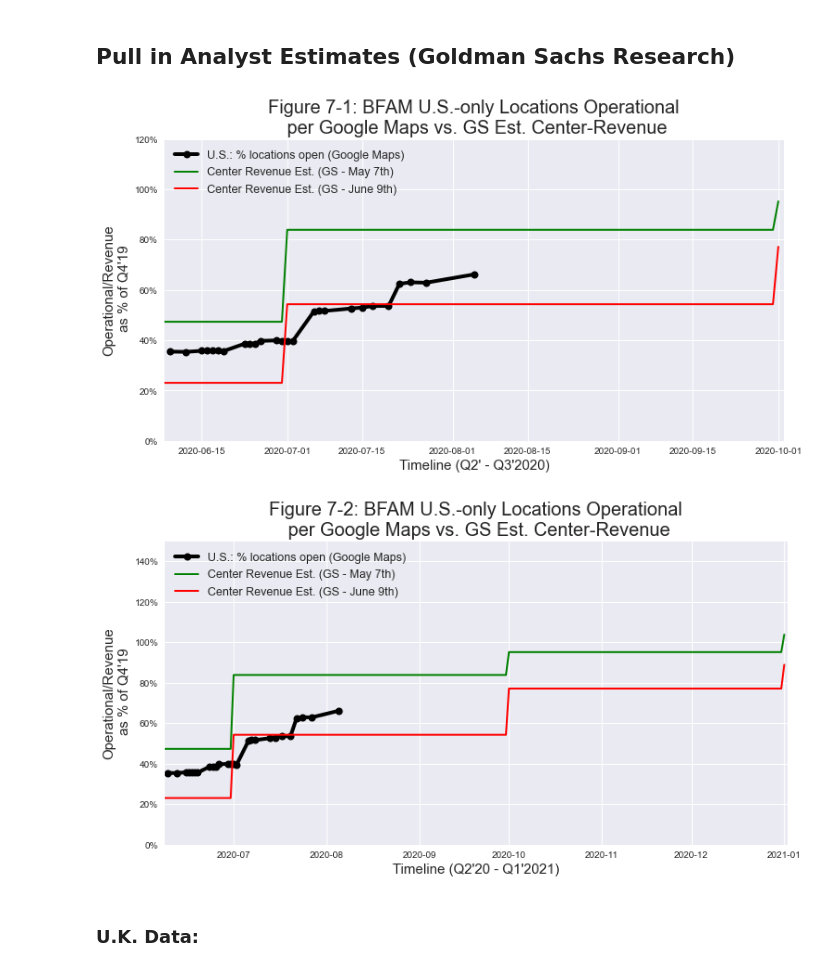
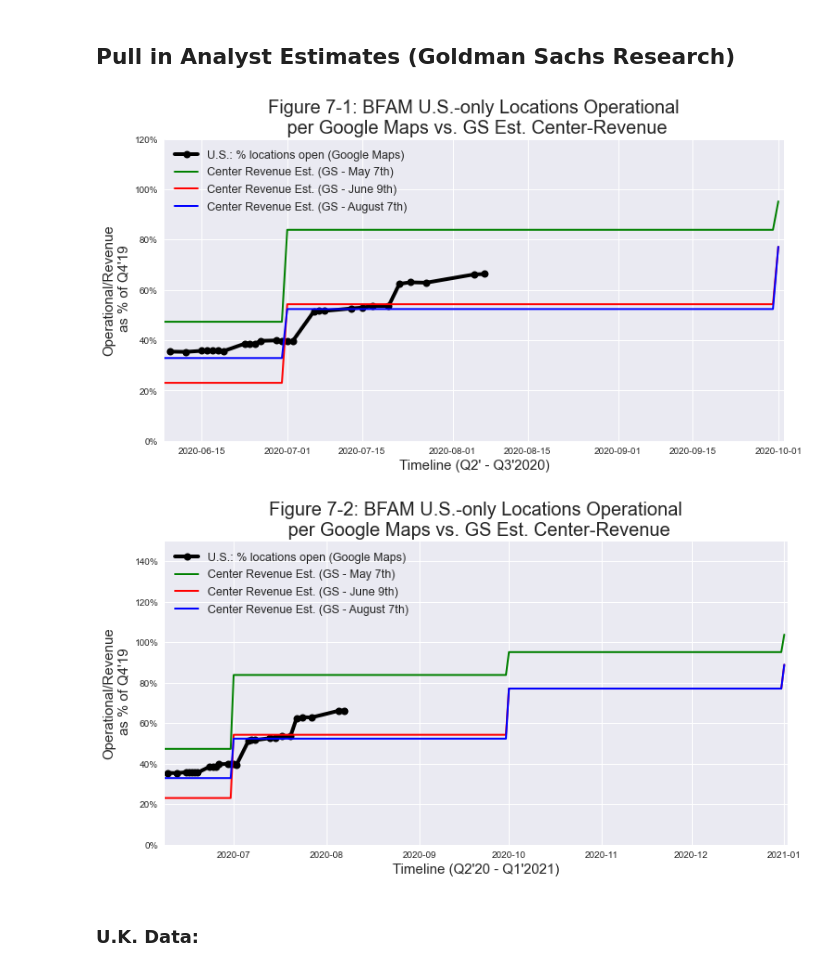
Before and after one commit to josh-grasso/BFAM_Google_Maps_Analysis, a Jupyter notebook: BFAM_GitHub_wo_GMaps.ipynb, the cells around one changed output. Drawn from its saved outputs; the diff is of its cells as text; code cells hidden in the pictures.

Commit message:
Q2 update and refresh data through Aug 7th

```diff
--- a/BFAM_GitHub_wo_GMaps.ipynb
+++ b/BFAM_GitHub_wo_GMaps.ipynb
@@ -542,6 +542,10 @@ may_gs_ests = pd.read_csv(may_gs_ests_path,index_col=0,parse_dates=True)
 
 june_gs_ests_path = csv_folder / Path('GS_Ests_June.csv')
 june_gs_ests = pd.read_csv(june_gs_ests_path,index_col=0,parse_dates=True)
+
+aug_gs_ests_path = csv_folder / Path('GS_Ests_Aug.csv')
+aug_gs_ests = pd.read_csv(aug_gs_ests_path,index_col=0,parse_dates=True)
+
 # Index.name = 'Period'; and is the start-date of the Quarter
 # Column named 'Index' is the quarter_end month-year
 # %%
@@ -573,6 +577,19 @@ june_q2_q4_20 = june_gs_ests.loc['2020Q2':'2021Q1'].resample('B').ffill()
 june_q4_20 = june_gs_ests.loc['2020Q4'] # Q4'19  # Q4'20
 june_a2021 = june_gs_ests.loc['2021Q1':'2021Q4'].resample('A').mean()  # 2021
 june_a2022 = june_gs_ests.loc['2022Q1':'2022Q4'].resample('A').mean()  # 2022
+# %%
+#Aug:
+aug_q4_19 = aug_gs_ests.loc['2019Q4'] # Q4'19
+aug_q1_20 = aug_gs_ests.loc['2020Q1'] # Q1'20
+
+# Daily Q2'20 (1 Apr - 31 Jun) through Q3'20 (1 Jul - 31 Sep)
+aug_q2_20 = aug_gs_ests.loc['2020Q2':'2020Q3'].resample('B').ffill() #This isn't ffilling Q3
+aug_q2_q3_20 = aug_gs_ests.loc['2020Q2':'2020Q4'].resample('B').ffill()
+aug_q2_q4_20 = aug_gs_ests.loc['2020Q2':'2021Q1'].resample('B').ffill()
+
+aug_q4_20 = aug_gs_ests.loc['2020Q4'] # Q4'19  # Q4'20
+aug_a2021 = aug_gs_ests.loc['2021Q1':'2021Q4'].resample('A').mean()  # 2021
+aug_a2022 = aug_gs_ests.loc['2022Q1':'2022Q4'].resample('A').mean()  # 2022
 # %%
 # Check that indexes are compatible to join: (merging on DatetimeIndex and PeriodIndex)
 old_us_index_name = total_us_timeline_remove_na.index.name
@@ -597,40 +614,67 @@ search_and_gs_q2_q3 = both_q2_q3_gs_ests[['Center_%_Chg_GS_Est_May','Center_%_Ch
 both_q2_q4_gs_ests = may_q2_q4_20.join(june_q2_q4_20,on='Period',lsuffix='_may',rsuffix='_june')
 search_and_gs_q2_q4 = both_q2_q4_gs_ests[['Center_%_Chg_GS_Est_May','Center_%_Chg_GS_Est_June']].join(
     total_us_timeline_remove_na, on='Period', how='left')
+# %%
+# Add August Actual & Estimates
+# Q2
+final_q2_gs_ests = both_q2_gs_ests.join(aug_q2_20,on='Period',rsuffix='_aug')
+search_and_gs = final_q2_gs_ests[['Center_%_Chg_GS_Est_May',
+                                  'Center_%_Chg_GS_Est_June',
+                                  'Center_%_Chg_GS_Est_Aug']].join(total_us_timeline_remove_na,
+                                                                   on='Period', how='left')
+
+#Q2 - Q3
+final_q2_q3_gs_ests = both_q2_q3_gs_ests.join(aug_q2_q3_20,on='Period',rsuffix='_aug')
+search_and_gs_q2_q3 = final_q2_q3_gs_ests[['Center_%_Chg_GS_Est_May',
+                                           'Center_%_Chg_GS_Est_June',
+                                           'Center_%_Chg_GS_Est_Aug']].join(total_us_timeline_remove_na,
+                                                                            on='Period', how='left')
+
+#Q2 - Q4
+final_q2_q3_gs_ests = both_q2_q4_gs_ests.join(aug_q2_q4_20,on='Period',rsuffix='_aug')
+search_and_gs_q2_q4 = final_q2_q3_gs_ests[['Center_%_Chg_GS_Est_May',
+                                           'Center_%_Chg_GS_Est_June',
+                                           'Center_%_Chg_GS_Est_Aug']].join(total_us_timeline_remove_na,
+                                                                            on='Period', how='left')
 # %%
 fig_7_1,ax_7_1 = plt.subplots(figsize=(12,6))
 ax_7_1.plot(search_and_gs_q2_q3['%_Operational'].dropna(),
           'o-', color='black', markersize=8, linewidth=4)
 ax_7_1.plot(search_and_gs_q2_q3['Center_%_Chg_GS_Est_May'],
             '-', color='green', linewidth=2)
 ax_7_1.plot(search_and_gs_q2_q3['Center_%_Chg_GS_Est_June'],
             '-', color='red', linewidth=2)
+ax_7_1.plot(search_and_gs_q2_q3['Center_%_Chg_GS_Est_Aug'],
+            '-', color='blue', linewidth=2)
 ax_7_1.set(xlim=(total_us_timeline_remove_na.index[0] - pd.DateOffset(days=1),
                search_and_gs_q2_q3.index[-1] + pd.DateOffset(days=1)), ylim=(0, 1.2))
 ax_7_1.set_title('Figure 7-1: BFAM U.S.-only Locations Operational\n per Google Maps vs. GS Est. Center-Revenue', fontsize=20)
 ax_7_1.set_ylabel("Operational/Revenue\n as % of Q4'19", fontsize=15)
 ax_7_1.set_xlabel("Timeline (Q2' - Q3'2020)", fontsize=15)
 
 vals_7_1 = ax_7_1.get_yticks();
 ax_7_1.set_yticklabels(['{:,.0%}'.format(y) for y in vals_7_1])
 
 new_labels_dict = {'%_Operational': 'U.S.: % locations open (Google Maps)',
                    'Center_%_Chg_GS_Est_May': 'Center Revenue Est. (GS - May 7th)',
-                   'Center_%_Chg_GS_Est_June': 'Center Revenue Est. (GS - June 9th)'}
+                   'Center_%_Chg_GS_Est_June': 'Center Revenue Est. (GS - June 9th)',
+                  'Center_%_Chg_GS_Est_Aug': 'Center Revenue Est. (GS - August 7th)'}
 ax_7_1.legend(labels=new_labels_dict.values() ,fontsize=12.5, loc="upper left");
 # %% [output]
-[figure, old version]
+[figure, new version]
 # %%
 fig_7_2,ax_7_2 = plt.subplots(figsize=(12,6))
 ax_7_2.plot(search_and_gs_q2_q4['%_Operational'].dropna(),
-          'o-', color='black', markersize=8, linewidth=4,)
+          'o-', color='black', markersize=8, linewidth=4)
 ax_7_2.plot(search_and_gs_q2_q4['Center_%_Chg_GS_Est_May'],
-            '-', color='green', linewidth=2,)
+            '-', color='green', linewidth=2)
 ax_7_2.plot(search_and_gs_q2_q4['Center_%_Chg_GS_Est_June'],
-            '-', color='red', linewidth=2,)
+            '-', color='red', linewidth=2)
+ax_7_2.plot(search_and_gs_q2_q4['Center_%_Chg_GS_Est_Aug'],
+            '-', color='blue', linewidth=2)
 ax_7_2.set(xlim=(total_us_timeline_remove_na.index[0] - pd.DateOffset(days=1),
                search_and_gs_q2_q4.index[-1] + pd.DateOffset(days=1)), ylim=(0, 1.5))
-#plt.axhline(1-total_us_timeline_remove_na['%_Perm_Closed'][-1], color="blue", linestyle="--",alpha=0.85);
+
 ax_7_2.set_title('Figure 7-2: BFAM U.S.-only Locations Operational\n per Google Maps vs. GS Est. Center-Revenue', fontsize=20)
 ax_7_2.set_ylabel("Operational/Revenue\n as % of Q4'19", fontsize=15)
 ax_7_2.set_xlabel("Timeline (Q2'20 - Q1'2021)", fontsize=15)
@@ -641,10 +685,10 @@ ax_7_2.set_yticklabels(['{:,.0%}'.format(y) for y in vals_7_2])
 new_labels_dict = {'%_Operational': 'U.S.: % locations open (Google Maps)',
                    'Center_%_Chg_GS_Est_May': 'Center Revenue Est. (GS - May 7th)',
                    'Center_%_Chg_GS_Est_June': 'Center Revenue Est. (GS - June 9th)',
-                  'Horizontal Line': "100% minus % permanently closed"}
+                   'Center_%_Chg_GS_Est_Aug': 'Center Revenue Est. (GS - August 7th)'}
 ax_7_2.legend(labels=new_labels_dict.values() ,fontsize=12.5, loc="upper left");
 # %% [output]
-[figure, old version]
+[figure, new version]
 # %% [markdown]
 ### U.K. Data:
 # %%
```
Also changed, not shown: parts of 22 cells of this notebook, 5 other files.
